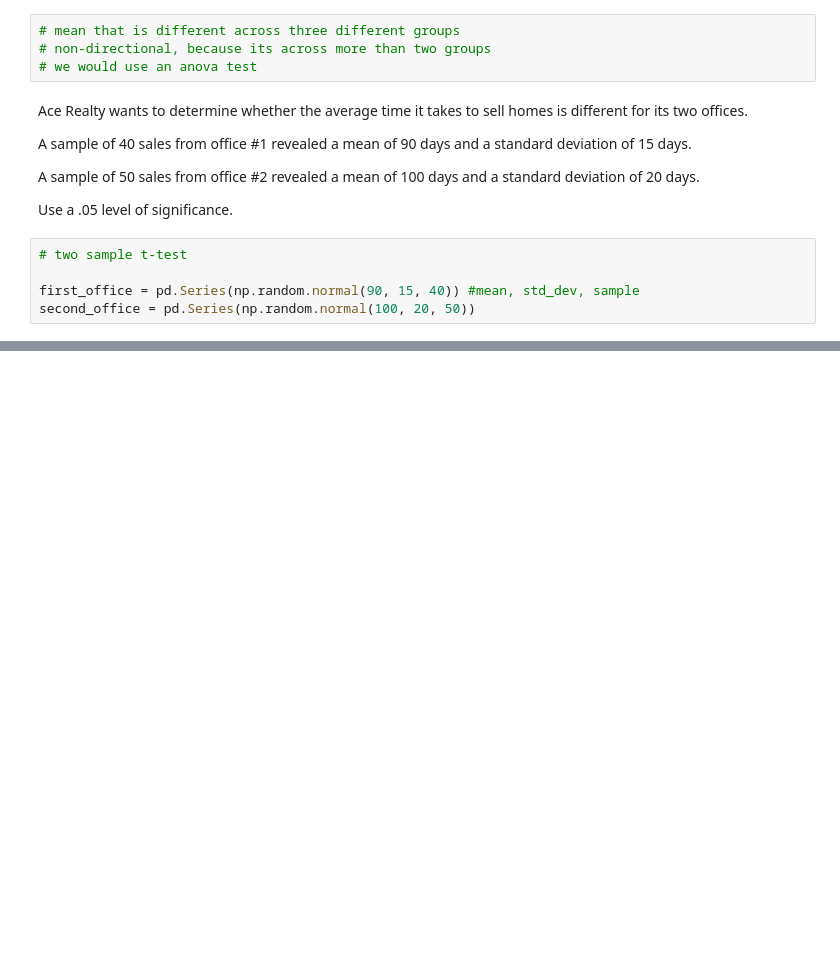
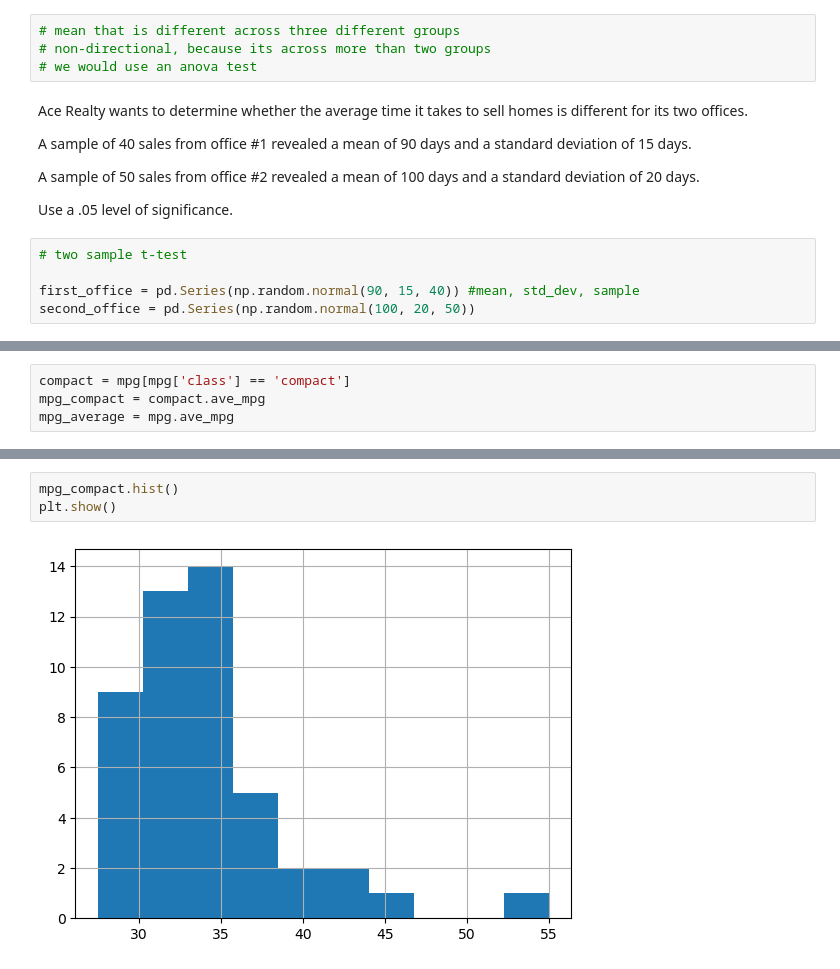
Before and after one commit to rob-casey/statistics-exercises, a Jupyter notebook: hypothesis_testing.ipynb, the cells around one changed output, grey strips where cells are left out. Saved outputs shown, nothing was run; the diff lists cells and outputs as text; blank space fills up the shorter version.

```diff
--- a/hypothesis_testing.ipynb
+++ b/hypothesis_testing.ipynb
@@ -123,0 +230,4 @@ plt.show()
+# %%
+compact = mpg[mpg['class'] == 'compact']
+mpg_compact = compact.ave_mpg
+mpg_average = mpg.ave_mpg
@@ -123,0 +250,5 @@ plt.show()
+# %%
+mpg_compact.hist()
+plt.show()
+# %% [output]
+[figure, added]
```
Also changed, not shown: parts of 66 cells of this notebook.
